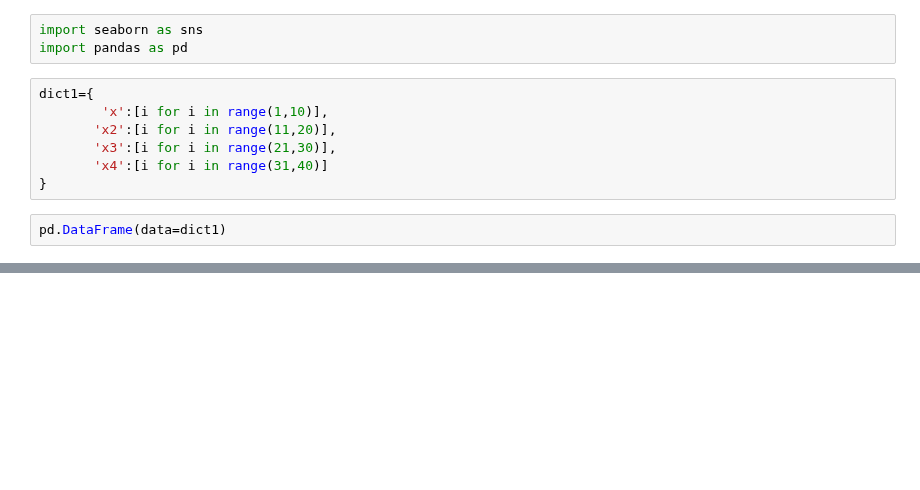
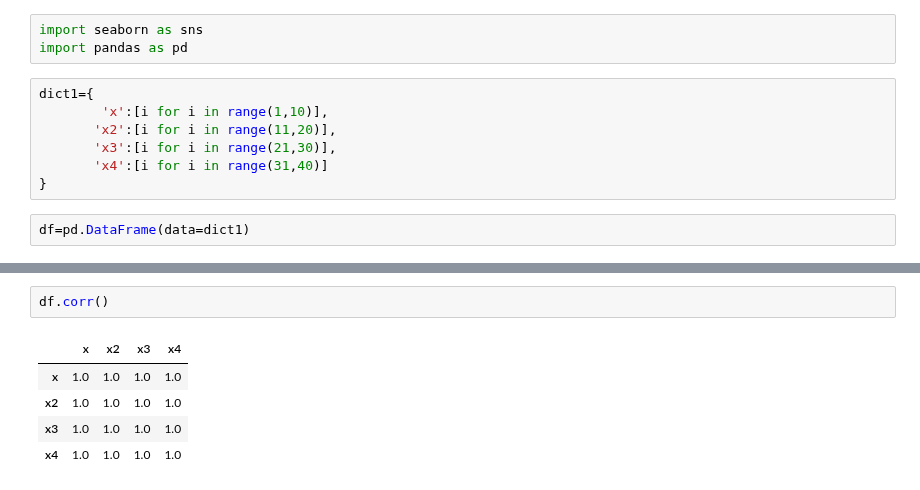
Before and after one commit to chourasiyamayank767-droid/Ricr.ML, a Jupyter notebook: ML_class3.ipynb, the cells around one changed output, grey strips where cells are left out. Cells and saved outputs as stored; diff of their text form; blank space fills up the shorter version.

```diff
--- a/ML_class3.ipynb
+++ b/ML_class3.ipynb
@@ -9,4 +9,4 @@ dict1={
        'x4':[i for i in range(31,40)]
 }
 # %%
-pd.DataFrame(data=dict1)
+df=pd.DataFrame(data=dict1)
@@ -23,0 +26,8 @@ pd.DataFrame(data=dict1)
+# %%
+df.corr()
+# %% [output]
+|  | x | x2 | x3 | x4 |
+| x | 1.0 | 1.0 | 1.0 | 1.0 |
+| x2 | 1.0 | 1.0 | 1.0 | 1.0 |
+| x3 | 1.0 | 1.0 | 1.0 | 1.0 |
+| x4 | 1.0 | 1.0 | 1.0 | 1.0 |
```
Also changed, not shown: parts of 12 cells of this notebook.
